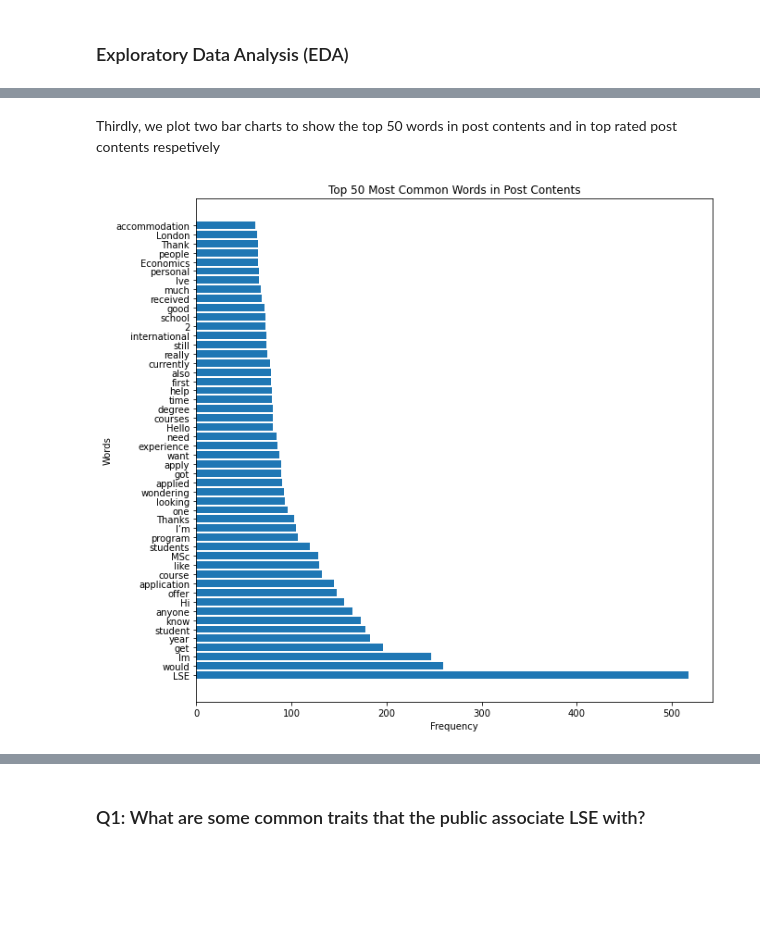
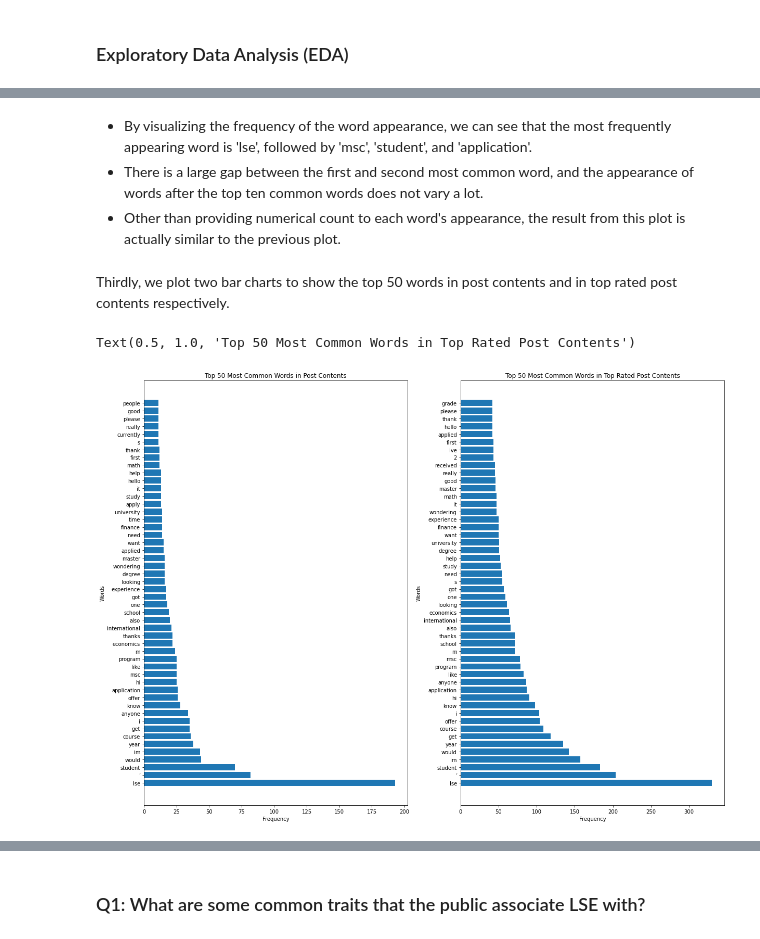
Before and after one commit to st101cc/reddit, a Jupyter notebook: report.ipynb, the cells around one changed output, grey strips where cells are left out. Drawn from its saved outputs; the diff is of its cells as text; code cells hidden in the pictures; blank space fills up the shorter version.

```diff
--- a/report.ipynb
+++ b/report.ipynb
@@ -87,6 +93,10 @@ dtype: object
 #make sure the title and content have the correct type
 df['title'] = df['title'].astype(str)
 df['content'] = df['content'].astype(str)
+# %%
+#lower all cases
+df['title'] = df['title'].apply(str.lower)
+df['content'] = df['content'].apply(str.lower)
 # %%
 # remove stopwords
 import nltk
@@ -112,5 +134,6 @@ df = df.applymap(remove_punctuations)
 # %%
 #look at the cleaned data
-df.head()
+df = df.reset_index(drop=True)
+df
 # %% [output]
 |  | title | content | score |
@@ -203,7 +240,7 @@ Secondly, we plot a line graph to visualize the top 50 words
 # %%
 # Extracting keys and values from dictionary
-names = list(contents_d.keys())
-nums = list(contents_d.values())
+names = list(titles_d.keys())
+nums_t = list(titles_d.values())
 
 # Creating a line graph
 plt.figure(figsize=(10, 10))
@@ -212,7 +249,7 @@ plt.plot(nums, names, marker='o', color='blue')
 # Adding labels and title
 plt.ylabel('Words')
 plt.xlabel('Frequency')
-plt.title('Top 50 Most Common Words in post contents')
+plt.title('Top 50 Most Common Words in Post Titles')
 
 # Displaying the graph
 plt.show()
@@ -221,20 +258,28 @@ plt.show()
+# %% [markdown]
+ - By visualizing the frequency of the word appearance, we can see that the most frequently appearing word is 'lse', followed by 'msc', 'student', and 'application'.
+ - There is a large gap between the first and second most common word, and the appearance of words after the top ten common words does not vary a lot.
+ - Other than providing numerical count to each word's appearance, the result from this plot is actually similar to the previous plot.
 # %% [markdown]
-Thirdly, we plot two bar charts to show the top 50 words in post contents and in top rated post contents respetively
+Thirdly, we plot two bar charts to show the top 50 words in post contents and in top rated post contents respectively.
 # %%
 # Extracting keys and values from dictionary
 words = list(contents_d.keys())
-nums = list(contents_d.values())
+nums_c = list(contents_d.values())
+top_words = list(top_contents_d.keys())
+top_nums = list(top_contents_d.values())
 
-# Create a bar chart using Matplotlib
-plt.figure(figsize=(10, 10))
-plt.barh(words, nums)
+fig, ax = plt.subplots(1,2, figsize = (20,15))
+# Create bar chart for the top 50 words in post contents.
+ax[0].barh(words,nums)
+ax[0].set_xlabel('Frequency')
+ax[0].set_ylabel('Words')
+ax[0].set_title('Top 50 Most Common Words in Post Contents')
 
-# Add labels and title
-plt.xlabel('Frequency')
-plt.ylabel('Words')
-plt.title('Top 50 Most Common Words in Post Contents')
-
-# Show the bar chart
-plt.show()
+# Create bar chart for the top 50 words in top rated post contents.
+ax[1].barh(top_words,top_nums)
+ax[1].set_xlabel('Frequency')
+ax[1].set_ylabel('Words')
+ax[1].set_title('Top 50 Most Common Words in Top Rated Post Contents')
 # %% [output]
+Text(0.5, 1.0, 'Top 50 Most Common Words in Top Rated Post Contents')
-[figure, old version]
+[figure, new version]
```
Also changed, not shown: parts of 27 cells of this notebook, 1 other file.
